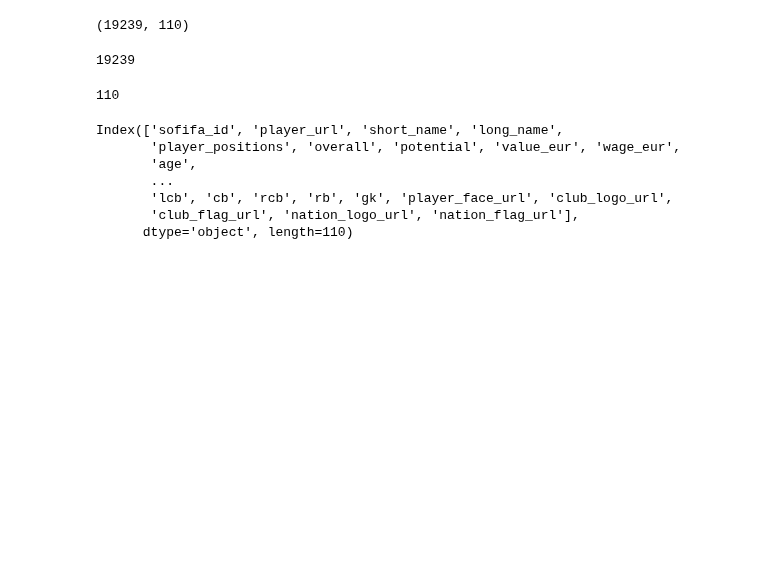
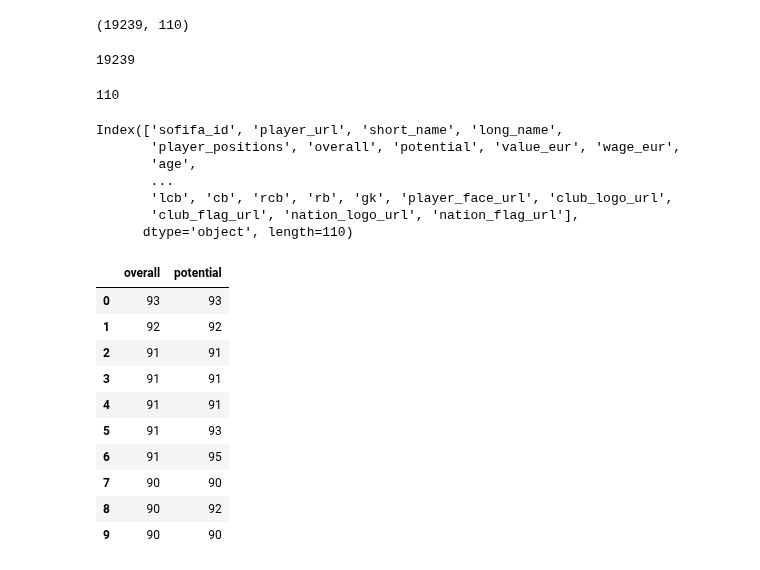
Before and after one commit to lucasghidini/AulasJupyter, a Jupyter notebook: aula1.ipynb, the cells around one changed output. Saved outputs shown, nothing was run; the diff lists cells and outputs as text; code cells hidden in the pictures; blank space fills up the shorter version.

Commit message:
criando função para filtro

```diff
--- a/aula1.ipynb
+++ b/aula1.ipynb
@@ -203,3 +203,22 @@ Index(['sofifa_id', 'player_url', 'short_name', 'long_name',
        'lcb', 'cb', 'rcb', 'rb', 'gk', 'player_face_url', 'club_logo_url',
        'club_flag_url', 'nation_logo_url', 'nation_flag_url'],
       dtype='object', length=110)
+# %%
+#criando função para filtro
+def low_valor_red(value):
+    color = 'red' if value < 92 else 'White'
+    return f'color: {color}'
+
+fifa[['overall','potential']].head(10).style.map(low_valor_red)
+# %% [output]
+|  | overall | potential |
+| 0 | 93 | 93 |
+| 1 | 92 | 92 |
+| 2 | 91 | 91 |
+| 3 | 91 | 91 |
+| 4 | 91 | 91 |
+| 5 | 91 | 93 |
+| 6 | 91 | 95 |
+| 7 | 90 | 90 |
+| 8 | 90 | 92 |
+| 9 | 90 | 90 |
```
